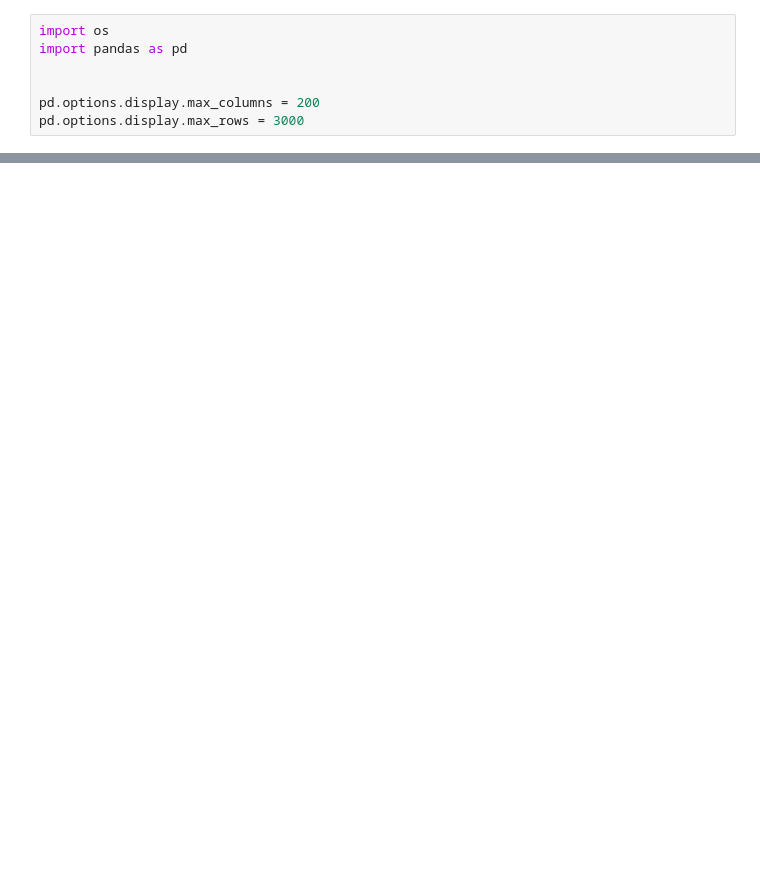
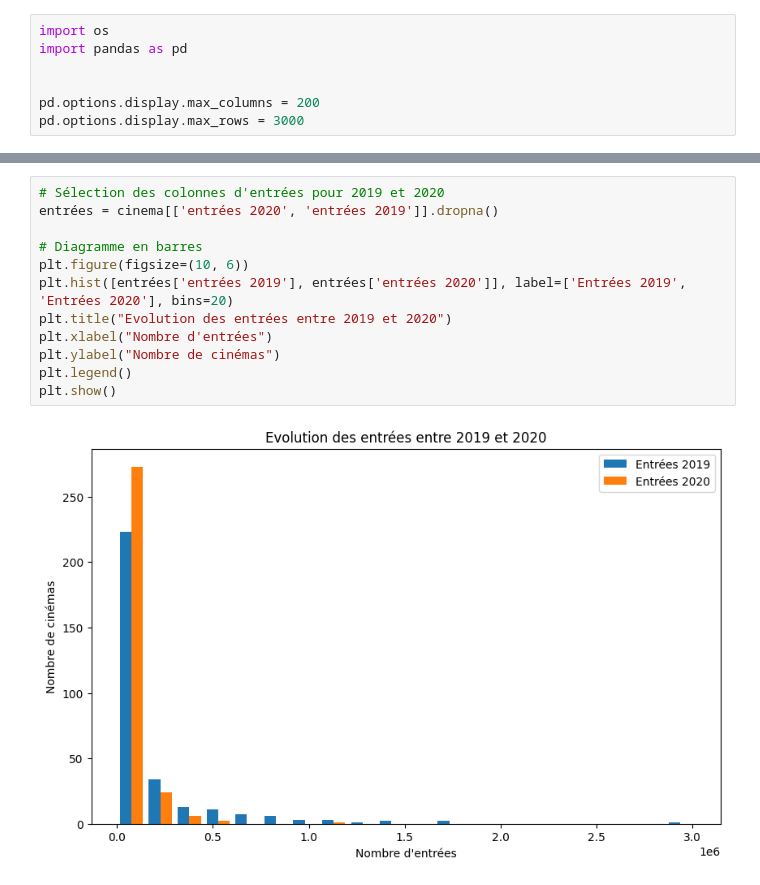
Before and after one commit to iblamesro/Cinema, a Jupyter notebook: devoir.ipynb, the cells around one changed output, grey strips where cells are left out. Cells and saved outputs as stored; diff of their text form; blank space fills up the shorter version.

```diff
--- a/devoir.ipynb
+++ b/devoir.ipynb
@@ -17,0 +116,14 @@ cinema.head()
+# %%
+# Sélection des colonnes d'entrées pour 2019 et 2020
+entrées = cinema[['entrées 2020', 'entrées 2019']].dropna()
+
+# Diagramme en barres
+plt.figure(figsize=(10, 6))
+plt.hist([entrées['entrées 2019'], entrées['entrées 2020']], label=['Entrées 2019', 'Entrées 2020'], bins=20)
+plt.title("Evolution des entrées entre 2019 et 2020")
+plt.xlabel("Nombre d'entrées")
+plt.ylabel("Nombre de cinémas")
+plt.legend()
+plt.show()
+# %% [output]
+[figure, added]
```
Also changed, not shown: parts of 8 cells of this notebook.
